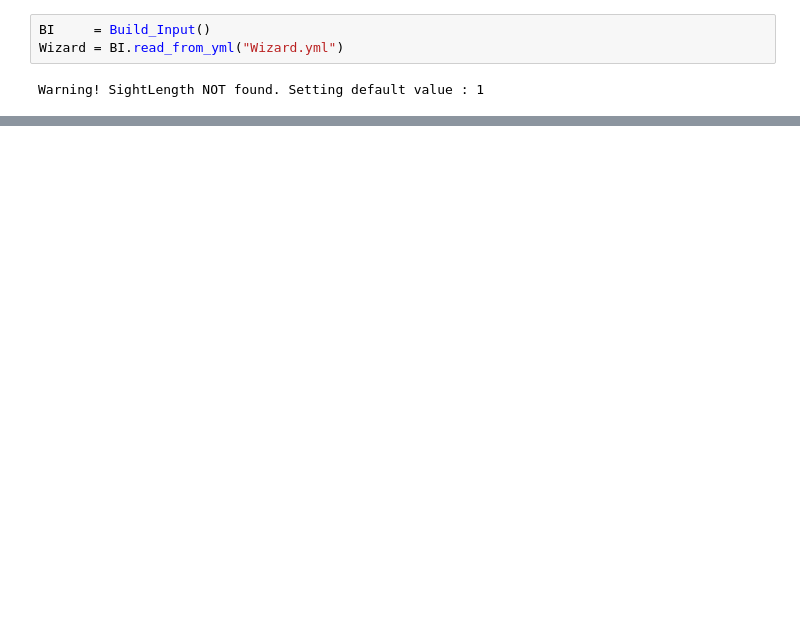
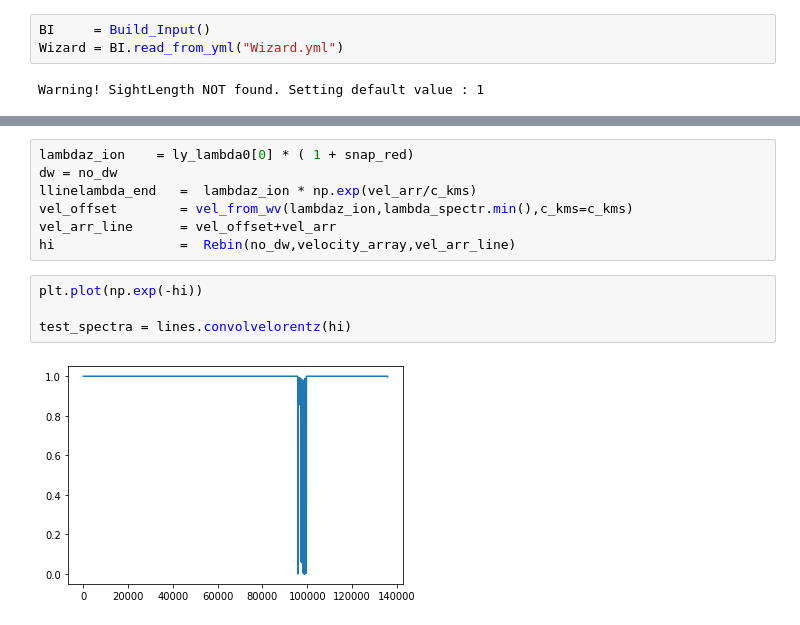
Before and after one commit to specwizard/specwizard, a Jupyter notebook: specwizard/Examples/ShortSpectra/Shortspectra.ipynb, the cells around one changed output, grey strips where cells are left out. Drawn from its saved outputs; the diff is of its cells as text; blank space fills up the shorter version.

```diff
--- a/specwizard/Examples/ShortSpectra/Shortspectra.ipynb
+++ b/specwizard/Examples/ShortSpectra/Shortspectra.ipynb
@@ -45,0 +552,13 @@ for ion in ions:
+# %%
+lambdaz_ion    = ly_lambda0[0] * ( 1 + snap_red)
+dw = no_dw
+llinelambda_end   =  lambdaz_ion * np.exp(vel_arr/c_kms)
+vel_offset        = vel_from_wv(lambdaz_ion,lambda_spectr.min(),c_kms=c_kms)
+vel_arr_line      = vel_offset+vel_arr
+hi                =  Rebin(no_dw,velocity_array,vel_arr_line)
+# %%
+plt.plot(np.exp(-hi))
+
+test_spectra = lines.convolvelorentz(hi)
+# %% [output]
+[figure, added]
```
Also changed, not shown: parts of 141 cells of this notebook, 35 other files.
